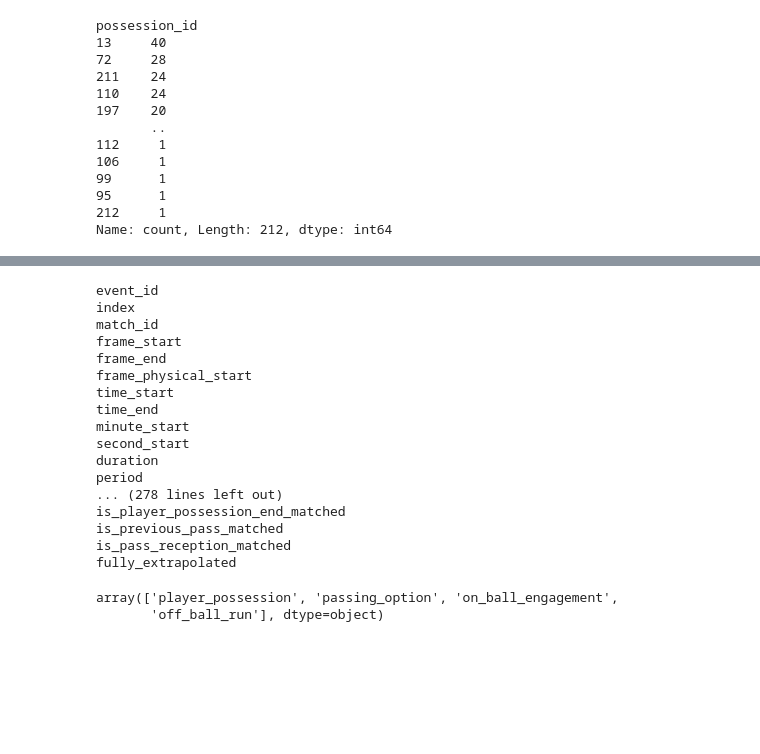
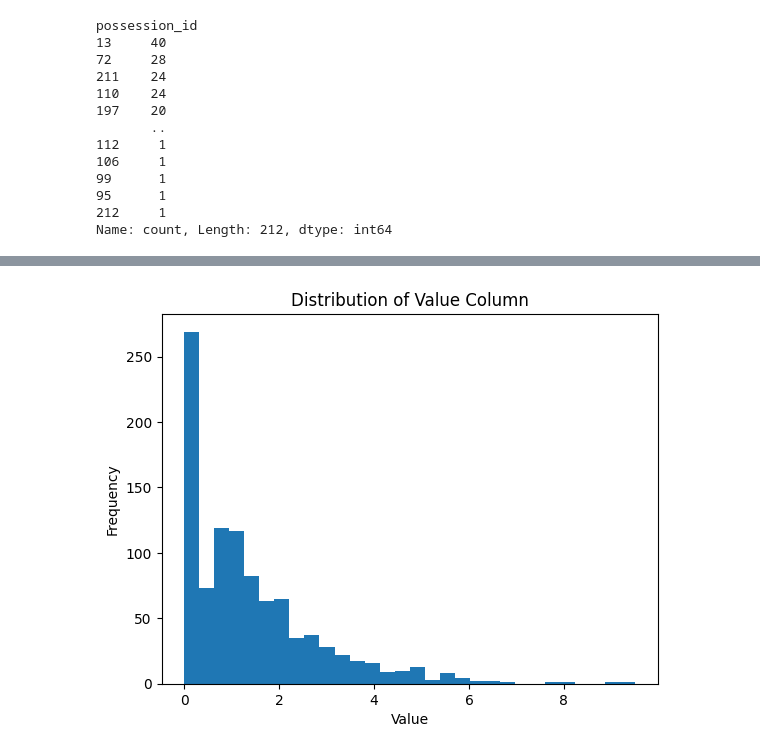
Before and after one commit to tahmeed14/footy_tracking_analysis, a Jupyter notebook: eda.ipynb, the cells around one changed output, grey strips where cells are left out. Cells and saved outputs as stored; diff of their text form; code cells hidden in the pictures; blank space fills up the shorter version.

```diff
--- a/eda.ipynb
+++ b/eda.ipynb
@@ -929,26 +892,0 @@ pp_variables.columns = ["variable", "missing_percentage"]
-# %%
-for col in de_match.columns:
-    print(col)
-# %% [output]
-event_id
-index
-match_id
-frame_start
-frame_end
-frame_physical_start
-time_start
-time_end
-minute_start
-second_start
-duration
-period
-... (278 lines left out)
-is_player_possession_end_matched
-is_previous_pass_matched
-is_pass_reception_matched
-fully_extrapolated
-# %%
-de_match["event_type"].unique()
-# %% [output]
-array(['player_possession', 'passing_option', 'on_ball_engagement',
-       'off_ball_run'], dtype=object)
@@ -956,0 +893,9 @@ print(1)
+# %%
+import matplotlib.pyplot as plt
+
+grah["duration"].plot.hist(bins=30, title='Distribution of Value Column')
+plt.xlabel('Value')
+plt.ylabel('Frequency')
+plt.show()
+# %% [output]
+[figure, added]
```
Also changed, not shown: parts of 7 cells of this notebook, 1 other file.
